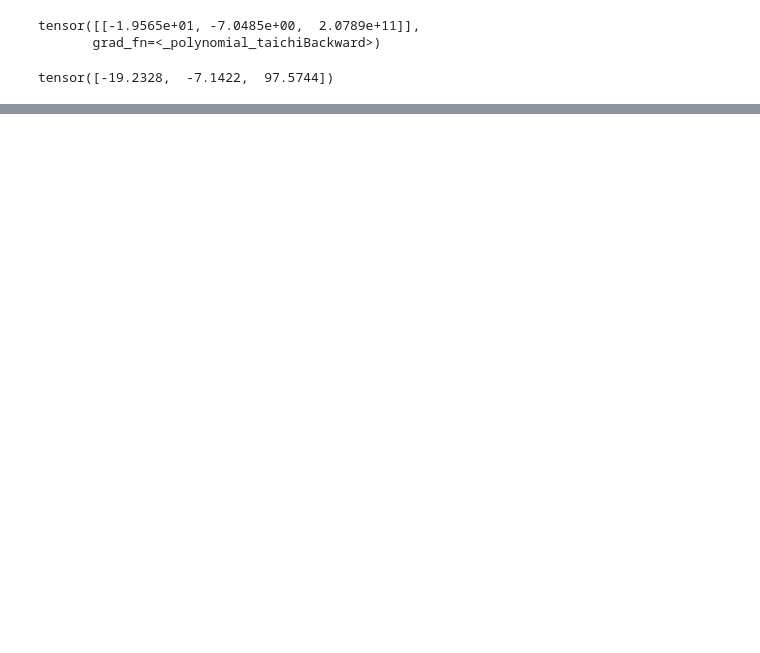
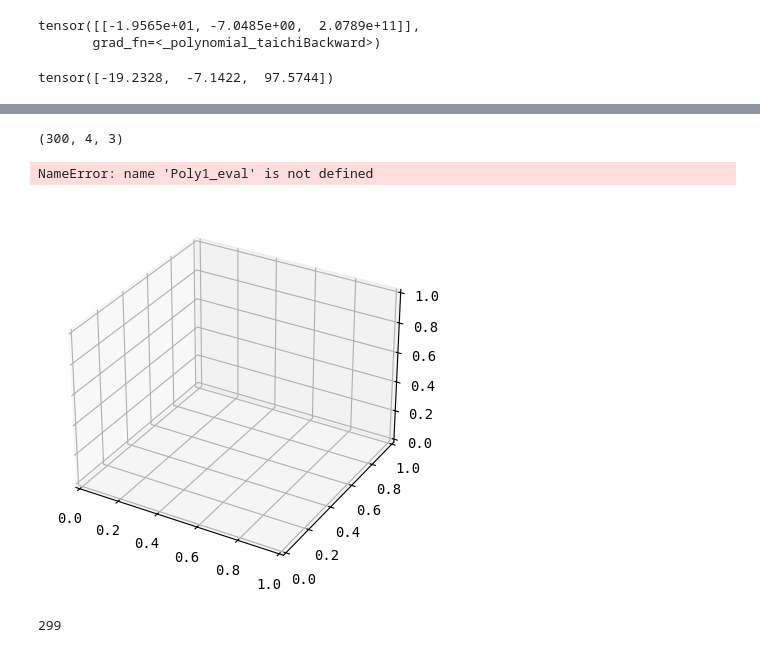
Before and after one commit to Linyou/D3DGS, a Jupyter notebook: point_motion.ipynb, the cells around one changed output, grey strips where cells are left out. Saved outputs shown, nothing was run; the diff lists cells and outputs as text; code cells hidden in the pictures; blank space fills up the shorter version.

```diff
--- a/point_motion.ipynb
+++ b/point_motion.ipynb
@@ -289,0 +307,3 @@ class Polynomial_taichi(torch.nn.Module):
+# %%
+t = torch.linspace(0, 1, 299)
+xyz_target = torch.from_numpy(xyzs_list_numpy[:, indice[[-3, -4, -5, -14]], :])
@@ -328,0 +423,59 @@ tensor([-19.2328,  -7.1422,  97.5744])
+# %%
+Poly2_eval.shape
+# %% [output]
+(300, 4, 3)
+# %%
+import numpy as np
+import matplotlib.pyplot as plt
+import seaborn as sns
+import matplotlib as mpl
+mpl.rc('font',family='monospace')
+
+fig = plt.figure()
+ax = plt.axes(projection='3d')
+
+idx = 1
+idxs = [-3, -4, -5, -14]
+line_wdith = 4
+predata = Poly1_eval
+zline = predata[:, idx, 2]
+xline = predata[:, idx, 0]
+yline = predata[:, idx, 1]
+ax.plot3D(xline, yline, zline, 'green', label='Poly', linewidth=line_wdith)
+
+predata = Poly2_eval
+zline = predata[:, idx, 2]
+xline = predata[:, idx, 0]
+yline = predata[:, idx, 1]
+ax.plot3D(xline, yline, zline, 'yellow', label='Fourier', linewidth=line_wdith)
+
+predata = Poly3_eval
+zline = predata[:, idx, 2]
+xline = predata[:, idx, 0]
+yline = predata[:, idx, 1]
+ax.plot3D(xline, yline, zline, 'red', label='DDDM', linewidth=line_wdith)
+
+point_id = indice[idxs[idx]]
+xdata = xyzs_list_numpy[::5, point_id, 0]
+ydata = xyzs_list_numpy[::5, point_id, 1]
+zdata = xyzs_list_numpy[::5, point_id, 2]
+
+ax.scatter3D(xdata, ydata, zdata, cmap='Blues', label='Samples', linewidth=line_wdith)
+ax.set_zticks([])
+ax.set_xlabel('x')
+ax.set_ylabel('y')
+ax.set_zlabel('z')
+# plt.legend().remove()
+# plt.tight_layout()
+plt.xticks([])
+plt.yticks([])
+
+plt.legend(fontsize="15")
+plt.show()
+# %% [output]
+NameError: name 'Poly1_eval' is not defined
+[figure, added]
+# %%
+len(xdata)
+# %% [output]
+299
```
Also changed, not shown: parts of 12 cells of this notebook, 44 other files.
